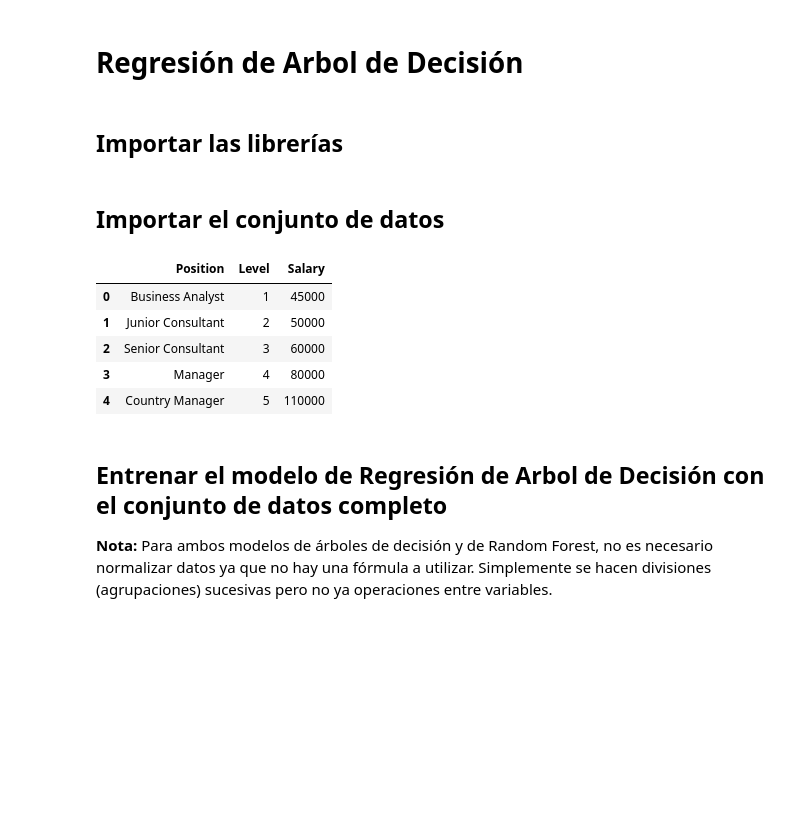
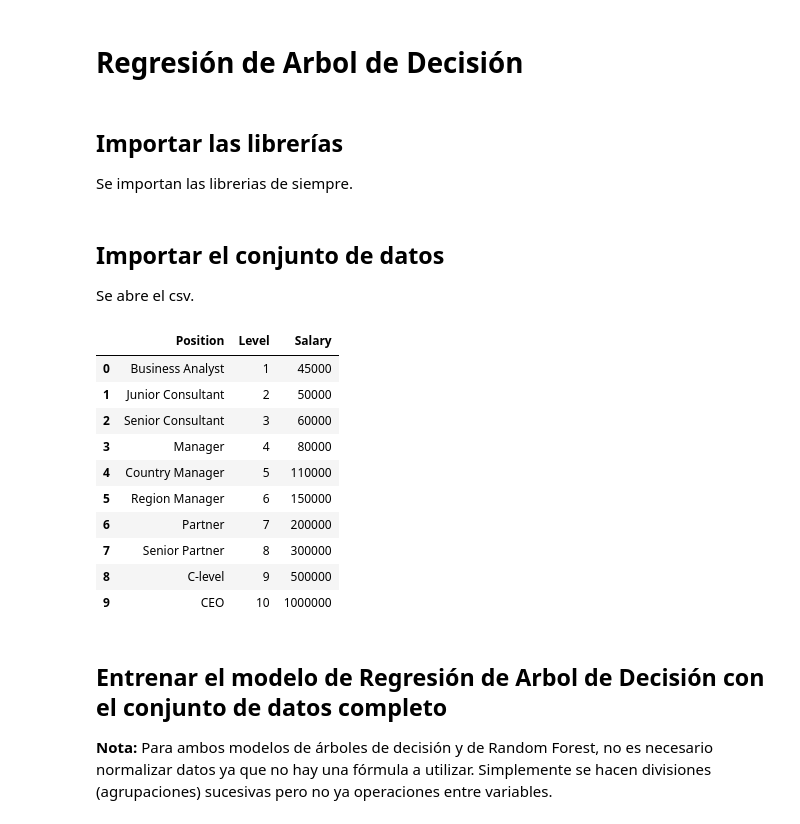
Before and after one commit to JosueSay/DataMining, a Jupyter notebook: Ejemplos/ejemplos_arboles/regresion_arbol_decision.ipynb, the cells around one changed output. Saved outputs shown, nothing was run; the diff lists cells and outputs as text; code cells hidden in the pictures; blank space fills up the shorter version.

```diff
--- a/Ejemplos/ejemplos_arboles/regresion_arbol_decision.ipynb
+++ b/Ejemplos/ejemplos_arboles/regresion_arbol_decision.ipynb
@@ -2,19 +2,28 @@
 # Regresión de Arbol de Decisión
 # %% [markdown]
 ## Importar las librerías
+
+Se importan las librerias de siempre.
 # %%
 import numpy as np
 import matplotlib.pyplot as plt
 import pandas as pd
 # %% [markdown]
 ## Importar el conjunto de datos
+
+Se abre el csv.
 # %%
 datos = pd.read_csv('Position_Salaries.csv')
-datos.head()
+datos.head(n=10)
 # %% [output]
 |  | Position | Level | Salary |
 | 0 | Business Analyst | 1 | 45000 |
 | 1 | Junior Consultant | 2 | 50000 |
 | 2 | Senior Consultant | 3 | 60000 |
 | 3 | Manager | 4 | 80000 |
 | 4 | Country Manager | 5 | 110000 |
+| 5 | Region Manager | 6 | 150000 |
+| 6 | Partner | 7 | 200000 |
+| 7 | Senior Partner | 8 | 300000 |
+| 8 | C-level | 9 | 500000 |
+| 9 | CEO | 10 | 1000000 |
```
Also changed, not shown: parts of 4 cells of this notebook, 1 other file.
